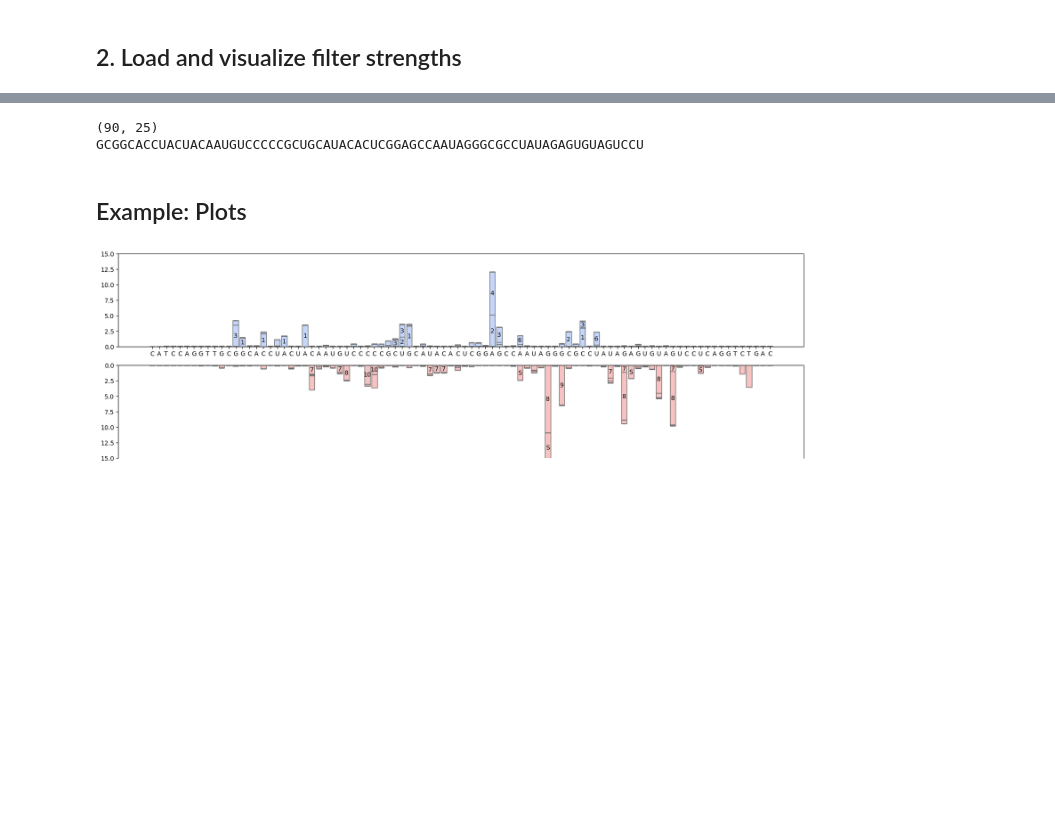
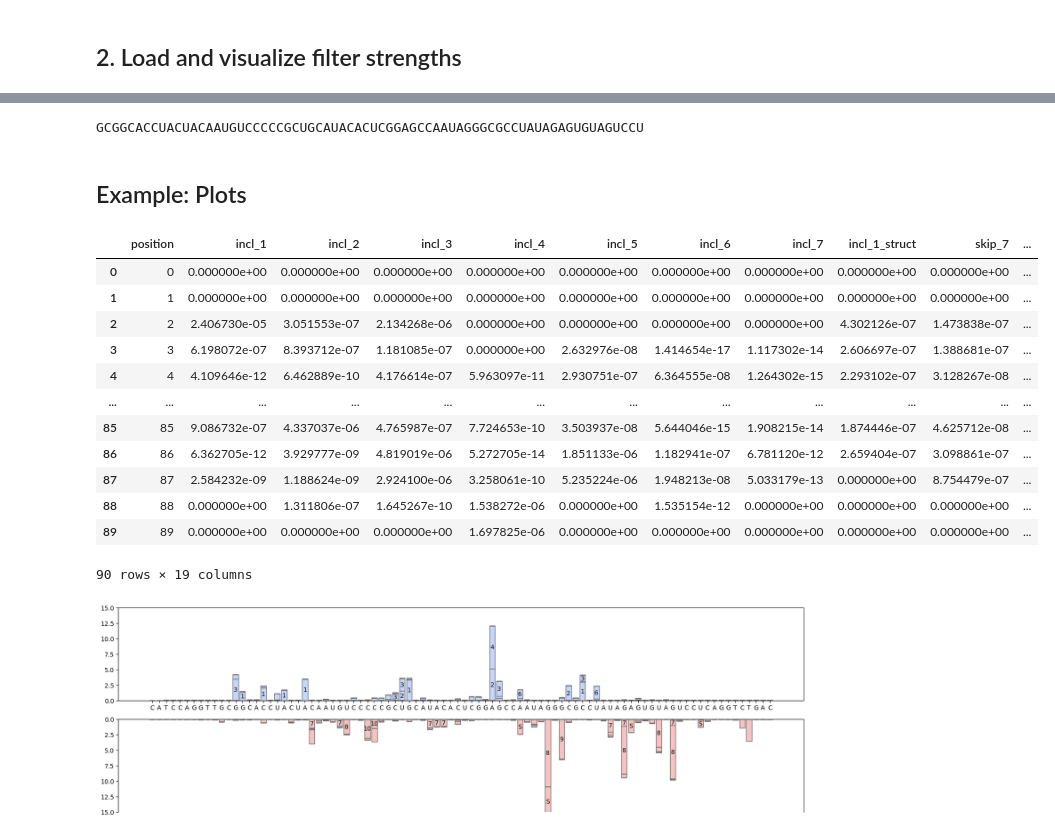
Before and after one commit to Liao-Group/interpretable-splicing-visualization, a Jupyter notebook: get_viz_data.ipynb, the cells around one changed output, grey strips where cells are left out. Saved outputs shown, nothing was run; the diff lists cells and outputs as text; code cells hidden in the pictures; blank space fills up the shorter version.

```diff
--- a/get_viz_data.ipynb
+++ b/get_viz_data.ipynb
@@ -8,7 +13,6 @@ _Author: Nhi Nguyen_
 # %% [markdown]
 ## 1. Generate and save filter strengths
 # %%
-from src.get_viz_data import get_deciphering_rna_splicing_data
 exons = [
     'GCGGCACCTACTACAATGTCCCCCGCTGCATACACTCGGAGCCAATAGGGCGCCTATAGAGTGTAGTCCT',
     'TCGCACCGCAGGTTCGGTTTTTTGGTATAATACGCGGCACTCCAAAATTACTCTGGGGCACCCTCACCAG',
@@ -16,6 +20,6 @@ exons = [
     'CCCTACCCGCCCTCGTCCCCAGGACACCCTTTCCGCCGCAAGTTATCCGCCAAGTACACAACTTAATGGT',
     'GGTGTCCCCCACTATCGACCTCATCAGTAATCAATCCGAGCGACCGCCTCATCCCAAAGGCACACGTCCA'
 ]
-csv_file = "data/deciphering_rna_splicing.csv"
-csv_data = get_deciphering_rna_splicing_data(exons=exons, csv_file=csv_file)
+json_file = "data/deciphering_rna_splicing.json"
+json_data = get_deciphering_rna_splicing_data(exons=exons, json_file=json_file)
 # %% [output]
@@ -43,0 +34,6 @@ csv_data.head()
+# %%
+exon_id = 0
+exon_data = json_data[exon_id]
+data = pd.DataFrame(exon_data["activations"])
+print(data.shape)
+data.head()
@@ -44,12 +48,8 @@ csv_data.head()
 # %%
-exon_id = 0
-data = csv_data[csv_data["exon_id"] == exon_id]
-print(data.shape)
-exon = data['exon'].iloc[0]
+exon = exon_data["exon"]
 exon = exon.replace("T", "U")
 print(exon)
 # %% [output]
-(90, 25)
 GCGGCACCUACUACAAUGUCCCCCGCUGCAUACACUCGGAGCCAAUAGGGCGCCUAUAGAGUGUAGUCCU
 # %% [markdown]
 ## Example: Plots
@@ -64,5 +61,21 @@ FILTER_NAMES = {
     "skip_s": "S", "skip_p": "P" ,
     # "incl_7": "7", "incl_struct_1": "1s", "skip_blank": "_", "skip_dot": "."
 }
+# %%
+data
+# %% [output]
+|  | position | incl_1 | incl_2 | incl_3 | incl_4 | incl_5 | incl_6 | incl_7 | incl_1_struct | skip_7 | ... |
+| 0 | 0 | 0.000000e+00 | 0.000000e+00 | 0.000000e+00 | 0.000000e+00 | 0.000000e+00 | 0.000000e+00 | 0.000000e+00 | 0.000000e+00 | 0.000000e+00 | ... |
+| 1 | 1 | 0.000000e+00 | 0.000000e+00 | 0.000000e+00 | 0.000000e+00 | 0.000000e+00 | 0.000000e+00 | 0.000000e+00 | 0.000000e+00 | 0.000000e+00 | ... |
+| 2 | 2 | 2.406730e-05 | 3.051553e-07 | 2.134268e-06 | 0.000000e+00 | 0.000000e+00 | 0.000000e+00 | 0.000000e+00 | 4.302126e-07 | 1.473838e-07 | ... |
+| 3 | 3 | 6.198072e-07 | 8.393712e-07 | 1.181085e-07 | 0.000000e+00 | 2.632976e-08 | 1.414654e-17 | 1.117302e-14 | 2.606697e-07 | 1.388681e-07 | ... |
+| 4 | 4 | 4.109646e-12 | 6.462889e-10 | 4.176614e-07 | 5.963097e-11 | 2.930751e-07 | 6.364555e-08 | 1.264302e-15 | 2.293102e-07 | 3.128267e-08 | ... |
+| ... | ... | ... | ... | ... | ... | ... | ... | ... | ... | ... | ... |
+| 85 | 85 | 9.086732e-07 | 4.337037e-06 | 4.765987e-07 | 7.724653e-10 | 3.503937e-08 | 5.644046e-15 | 1.908215e-14 | 1.874446e-07 | 4.625712e-08 | ... |
+| 86 | 86 | 6.362705e-12 | 3.929777e-09 | 4.819019e-06 | 5.272705e-14 | 1.851133e-06 | 1.182941e-07 | 6.781120e-12 | 2.659404e-07 | 3.098861e-07 | ... |
+| 87 | 87 | 2.584232e-09 | 1.188624e-09 | 2.924100e-06 | 3.258061e-10 | 5.235224e-06 | 1.948213e-08 | 5.033179e-13 | 0.000000e+00 | 8.754479e-07 | ... |
+| 88 | 88 | 0.000000e+00 | 1.311806e-07 | 1.645267e-10 | 1.538272e-06 | 0.000000e+00 | 1.535154e-12 | 0.000000e+00 | 0.000000e+00 | 0.000000e+00 | ... |
+| 89 | 89 | 0.000000e+00 | 0.000000e+00 | 0.000000e+00 | 1.697825e-06 | 0.000000e+00 | 0.000000e+00 | 0.000000e+00 | 0.000000e+00 | 0.000000e+00 | ... |
+90 rows × 19 columns
 # %%
 # Get data
```
Also changed, not shown: parts of 10 cells of this notebook, 6 other files.
